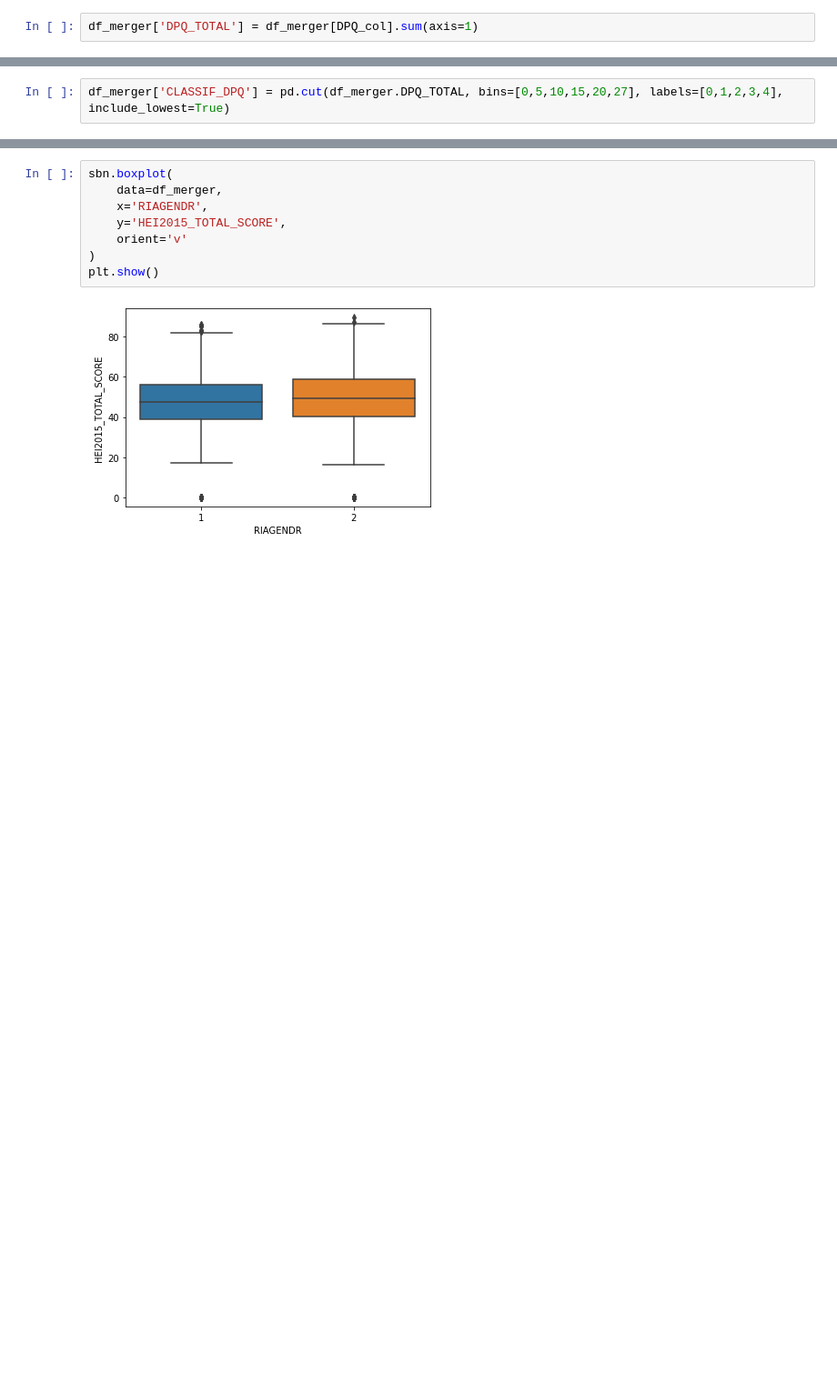
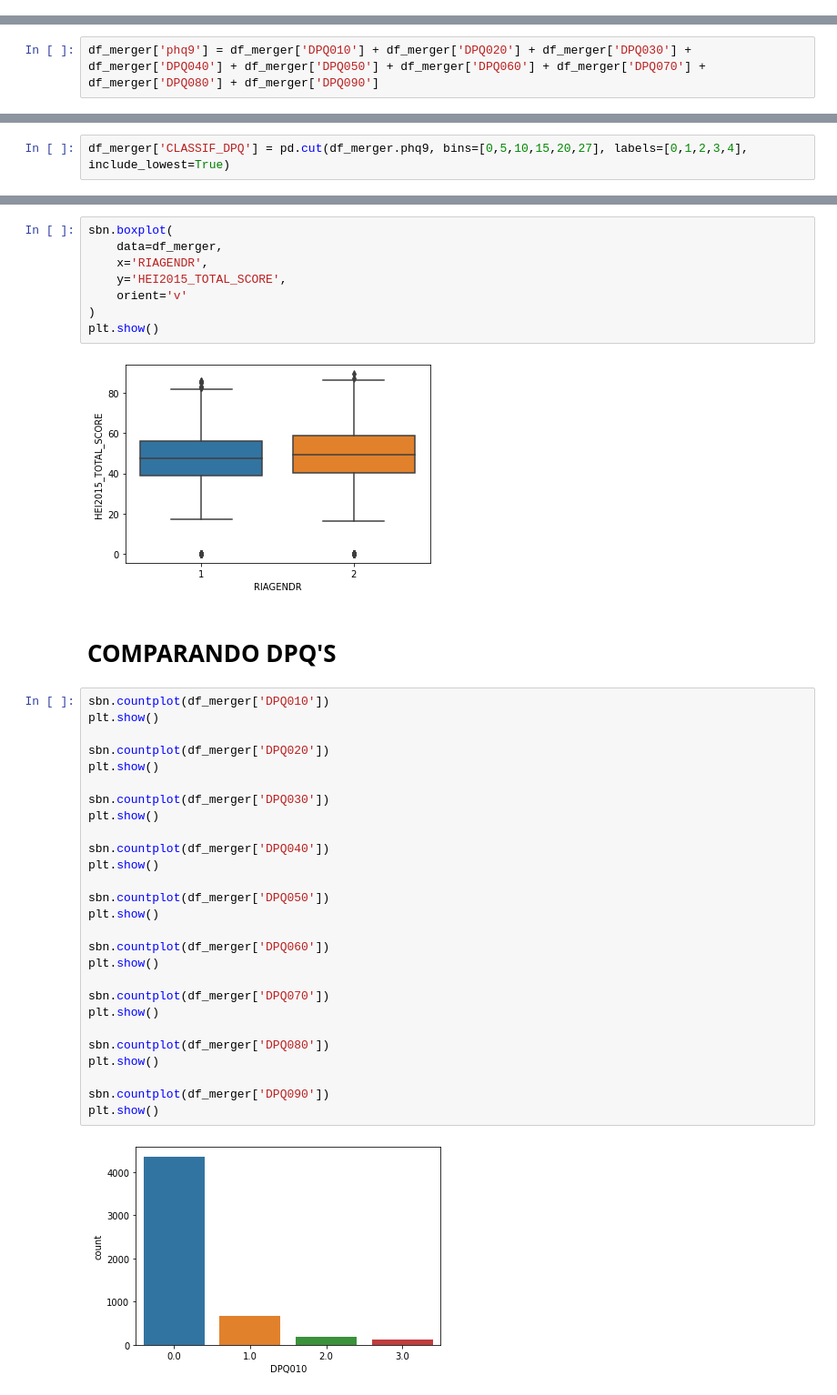
Before and after one commit to alcrepaldi/tera_inferencia, a Jupyter notebook: inferencia.ipynb, the cells around one changed output, grey strips where cells are left out. Shown at 91% size. Cells and saved outputs as stored; diff of their text form; blank space fills up the shorter version.

```diff
--- a/inferencia.ipynb
+++ b/inferencia.ipynb
@@ -49,2 +119,0 @@ SOMANDO COLUNAS DPQ
-# %%
-df_merger['DPQ_TOTAL'] = df_merger[DPQ_col].sum(axis=1)
@@ -52,0 +120,2 @@ CLASSIFICANDO DPQ
+# %%
+df_merger['phq9'] = df_merger['DPQ010'] + df_merger['DPQ020'] + df_merger['DPQ030'] + df_merger['DPQ040'] + df_merger['DPQ050'] + df_merger['DPQ060'] + df_merger['DPQ070'] + df_merger['DPQ080'] + df_merger['DPQ090']
@@ -53,2 +139,2 @@ CLASSIFICANDO DPQ
 # %%
-df_merger['CLASSIF_DPQ'] = pd.cut(df_merger.DPQ_TOTAL, bins=[0,5,10,15,20,27], labels=[0,1,2,3,4], include_lowest=True)
+df_merger['CLASSIF_DPQ'] = pd.cut(df_merger.phq9, bins=[0,5,10,15,20,27], labels=[0,1,2,3,4], include_lowest=True)
@@ -64,3 +159,34 @@ sbn.boxplot(
 plt.show()
 # %% [output]
 [figure]
+# %% [markdown]
+# **COMPARANDO DPQ'S**
+# %%
+sbn.countplot(df_merger['DPQ010'])
+plt.show()
+
+sbn.countplot(df_merger['DPQ020'])
+plt.show()
+
+sbn.countplot(df_merger['DPQ030'])
+plt.show()
+
+sbn.countplot(df_merger['DPQ040'])
+plt.show()
+
+sbn.countplot(df_merger['DPQ050'])
+plt.show()
+
+sbn.countplot(df_merger['DPQ060'])
+plt.show()
+
+sbn.countplot(df_merger['DPQ070'])
+plt.show()
+
+sbn.countplot(df_merger['DPQ080'])
+plt.show()
+
+sbn.countplot(df_merger['DPQ090'])
+plt.show()
+# %% [output]
+[figure, added]
```
Also changed, not shown: parts of 21 cells of this notebook.
